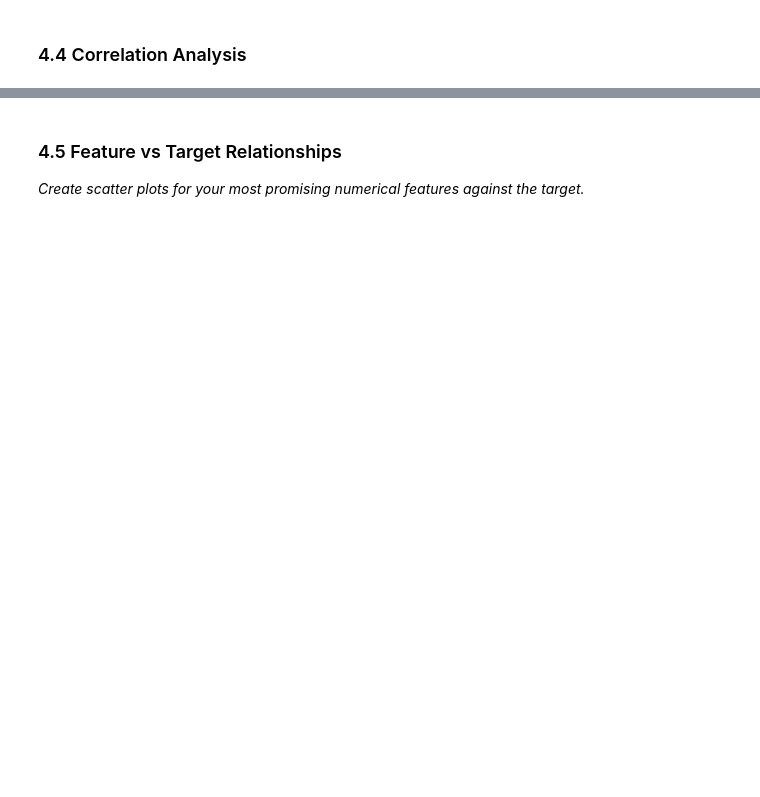
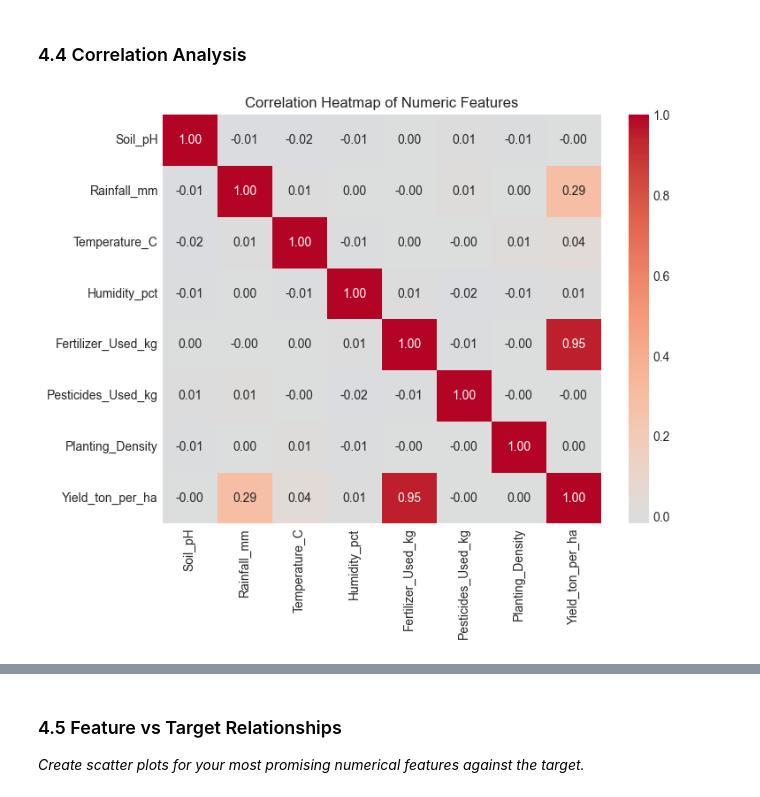
Before and after one commit to fsa-aiml-2511/individual-capstone-wesleyhouk-gif, a Jupyter notebook: notebooks/01_problem_statement_and_eda.ipynb, the cells around one changed output, grey strips where cells are left out. Saved outputs shown, nothing was run; the diff lists cells and outputs as text; code cells hidden in the pictures; blank space fills up the shorter version.

Commit message:
Complete Checkpoint 2: EDA, data cleaning, and feature engineering

```diff
--- a/notebooks/01_problem_statement_and_eda.ipynb
+++ b/notebooks/01_problem_statement_and_eda.ipynb
@@ -510,20 +589,42 @@ else:
 # %%
 # TODO: Create and visualize a correlation matrix
 #
 # Steps:
 # 1. Create a list of columns: numerical_cols + [TARGET]
 # 2. Calculate the correlation matrix: df[columns].corr()
 # 3. Create a heatmap using sns.heatmap()
 #
 # Heatmap parameters to use:
 # - annot=True (show numbers)
 # - cmap='coolwarm' (color scheme)
 # - center=0 (center colormap at 0)
 # - fmt='.2f' (2 decimal places)
 #
 # Store the correlation matrix in: correlation_matrix
 
 # YOUR CODE HERE:
+# Create data frame of numeric values to use for the correlation heatmap
+correlation_map = df.select_dtypes(include=[np.number]).corr()
+
+# Set plot size
+plt.figure(figsize=(8, 6))
+
+# Use suggested settings from above, set the line widths, etc
+sns.heatmap(
+    correlation_map,
+    annot=True,
+    cmap="coolwarm",
+    center=0,
+    fmt=".2f"
+)
+
+# Add title to plot
+plt.title("Correlation Heatmap of Numeric Features")
+
+# Create the heatmap
+plt.show()
+# %% [output]
+[figure, added]
 # %%
 # TODO: Extract and analyze correlations with the target variable
 #
```
Also changed, not shown: parts of 26 cells of this notebook, 1 other file.
